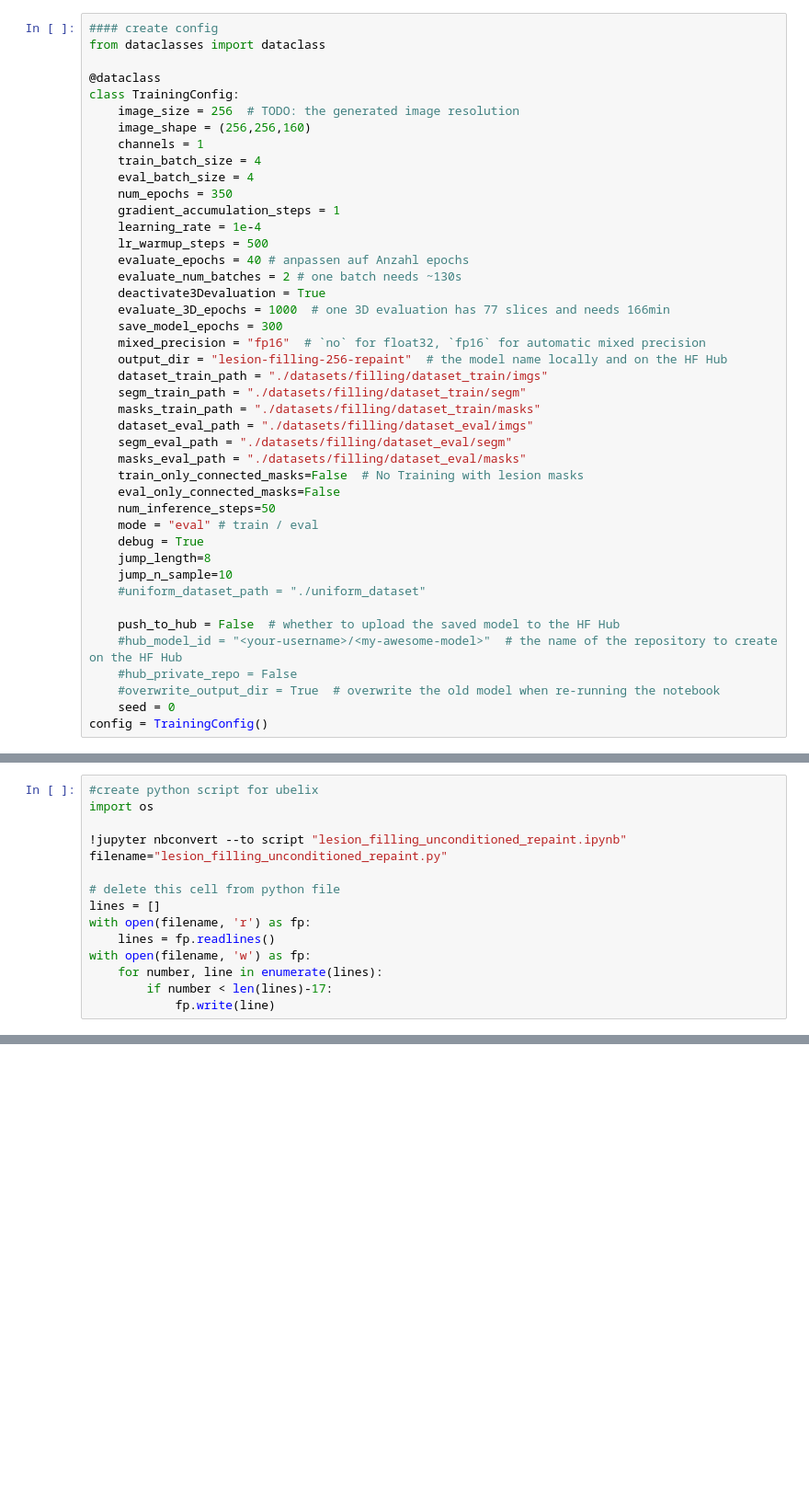
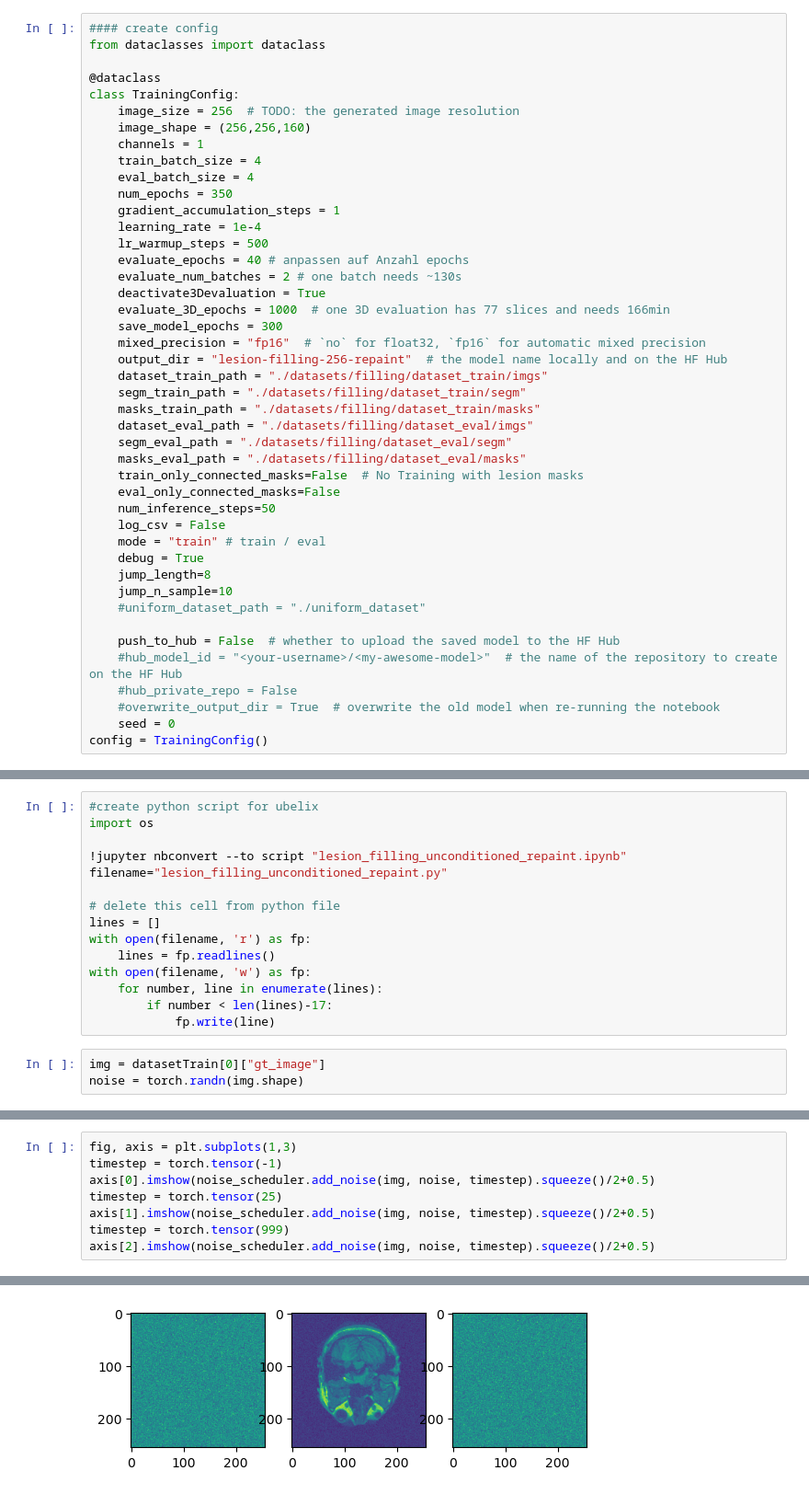
Before and after one commit to vinzenzuhr/Diffusion_Lesions, a Jupyter notebook: 05_Implementation/Jupyter notebooks/lesion_filling_unconditioned_repaint.ipynb, the cells around one changed output, grey strips where cells are left out. Shown at 92% size. Drawn from its saved outputs; the diff is of its cells as text; blank space fills up the shorter version.

```diff
--- a/05_Implementation/Jupyter notebooks/lesion_filling_unconditioned_repaint.ipynb
+++ b/05_Implementation/Jupyter notebooks/lesion_filling_unconditioned_repaint.ipynb
@@ -32,7 +32,8 @@ class TrainingConfig:
     train_only_connected_masks=False  # No Training with lesion masks
     eval_only_connected_masks=False
     num_inference_steps=50
-    mode = "eval" # train / eval
+    log_csv = False
+    mode = "train" # train / eval
     debug = True
     jump_length=8
     jump_n_sample=10
@@ -221,3 +199,6 @@ with open(filename, 'w') as fp:
     for number, line in enumerate(lines):
         if number < len(lines)-17:
             fp.write(line)
+# %%
+img = datasetTrain[0]["gt_image"]
+noise = torch.randn(img.shape)
@@ -223,0 +207,9 @@ with open(filename, 'w') as fp:
+# %%
+fig, axis = plt.subplots(1,3)
+timestep = torch.tensor(-1)
+axis[0].imshow(noise_scheduler.add_noise(img, noise, timestep).squeeze()/2+0.5)
+timestep = torch.tensor(25)
+axis[1].imshow(noise_scheduler.add_noise(img, noise, timestep).squeeze()/2+0.5)
+timestep = torch.tensor(999)
+axis[2].imshow(noise_scheduler.add_noise(img, noise, timestep).squeeze()/2+0.5)
+# %% [output]
@@ -223,0 +217 @@ with open(filename, 'w') as fp:
+[figure, added]
```
Also changed, not shown: parts of 11 cells of this notebook, 2 other files.
